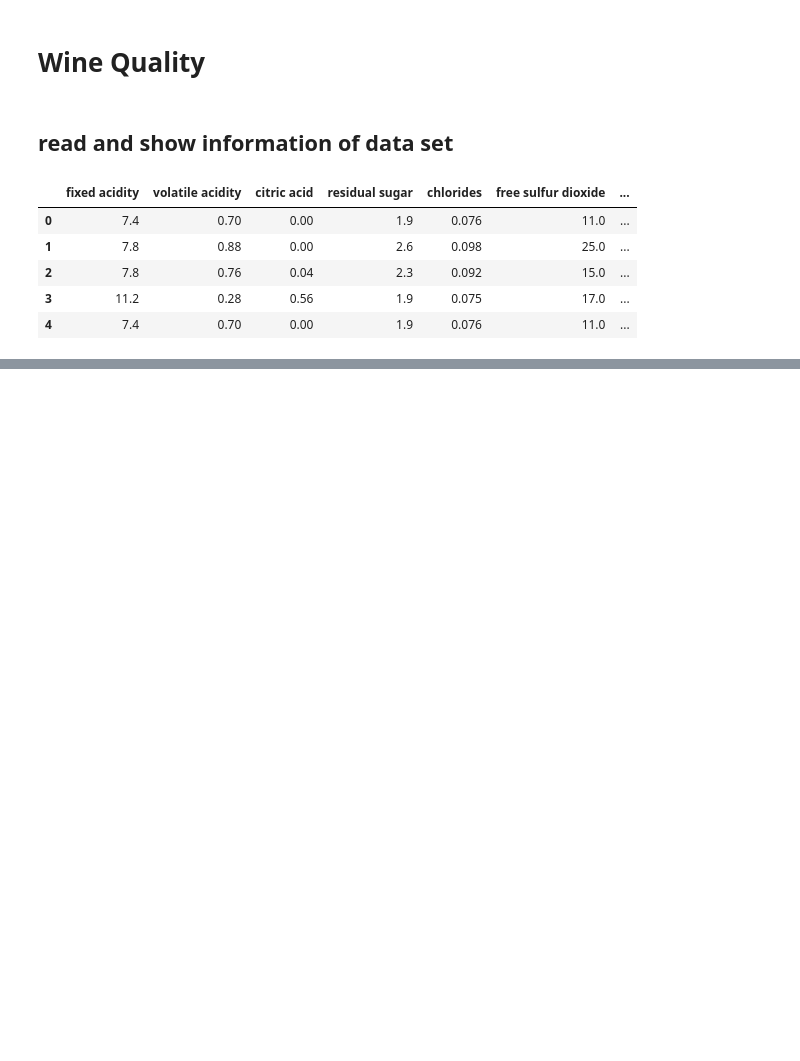
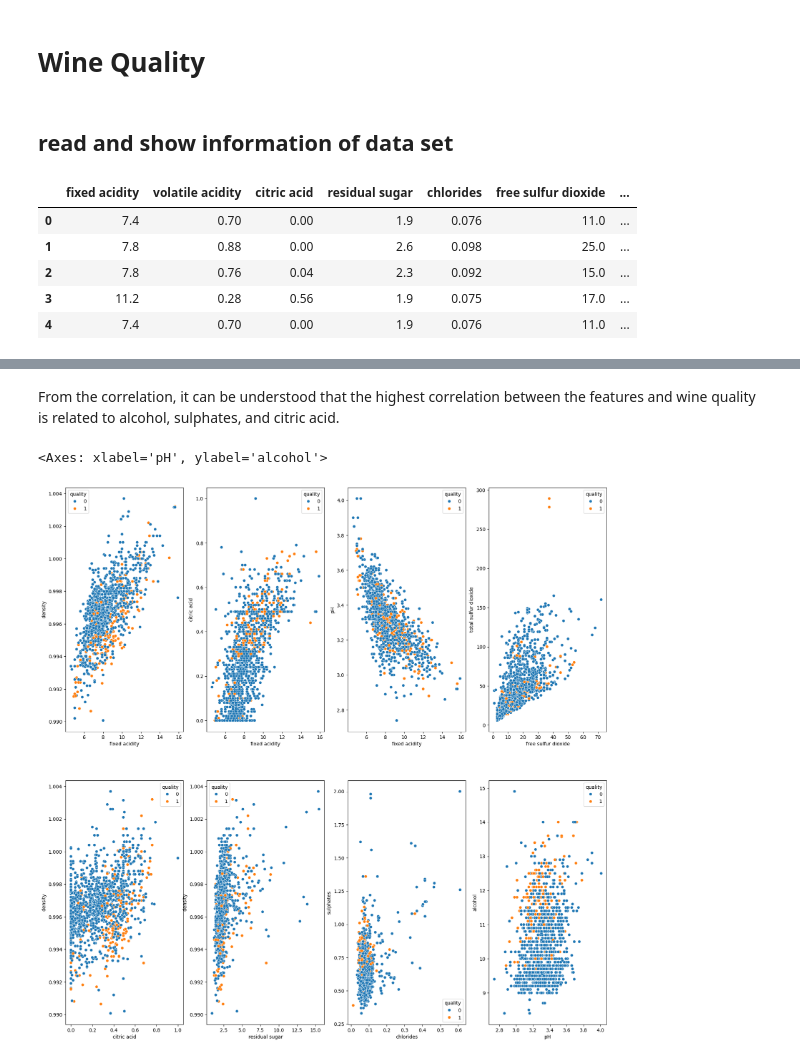
Before and after one commit to shadmankhezri/classification, a Jupyter notebook: wine_quality/wine_quality.ipynb, the cells around one changed output, grey strips where cells are left out. Drawn from its saved outputs; the diff is of its cells as text; code cells hidden in the pictures; blank space fills up the shorter version.

```diff
--- a/wine_quality/wine_quality.ipynb
+++ b/wine_quality/wine_quality.ipynb
@@ -32,0 +174,17 @@ Index(['fixed acidity', 'volatile acidity', 'citric acid', 'residual sugar',
+# %% [markdown]
+From the correlation, it can be understood that the highest correlation between the features and wine quality is related to alcohol, sulphates, and citric acid.
+# %%
+# display the scatter plot between the highest correlations
+
+fig, ax = plt.subplots(2,4 , figsize=(20,20))
+sns.scatterplot(x='fixed acidity' , y='density' , data=cdf , hue='quality' , ax=ax[0,0])
+sns.scatterplot(x='fixed acidity' , y='citric acid' , data=cdf , hue='quality' , ax=ax[0,1])
+sns.scatterplot(x='fixed acidity' , y='pH' , data=cdf , hue='quality' , ax=ax[0,2])
+sns.scatterplot(x='free sulfur dioxide' , y='total sulfur dioxide' , data=cdf , hue='quality' , ax=ax[0,3])
+sns.scatterplot(x='citric acid' , y='density' , data=cdf , hue='quality' , ax=ax[1,0])
+sns.scatterplot(x='residual sugar' , y='density' , data=cdf , hue='quality' , ax=ax[1,1])
+sns.scatterplot(x='chlorides' , y='sulphates' , data=cdf , hue='quality' , ax=ax[1,2])
+sns.scatterplot(x='pH' , y='alcohol' , data=cdf , hue='quality' , ax=ax[1,3])
+# %% [output]
+<Axes: xlabel='pH', ylabel='alcohol'>
+[figure, added]
```
Also changed, not shown: parts of 25 cells of this notebook, 1 other file.
